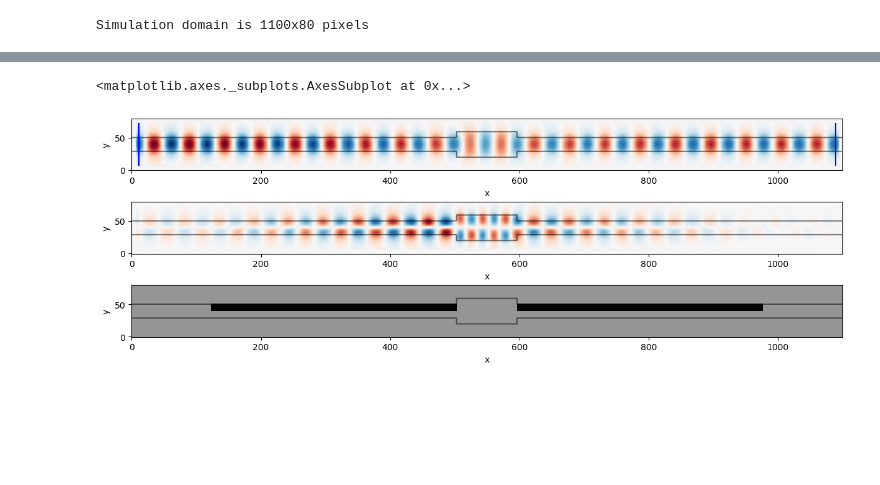
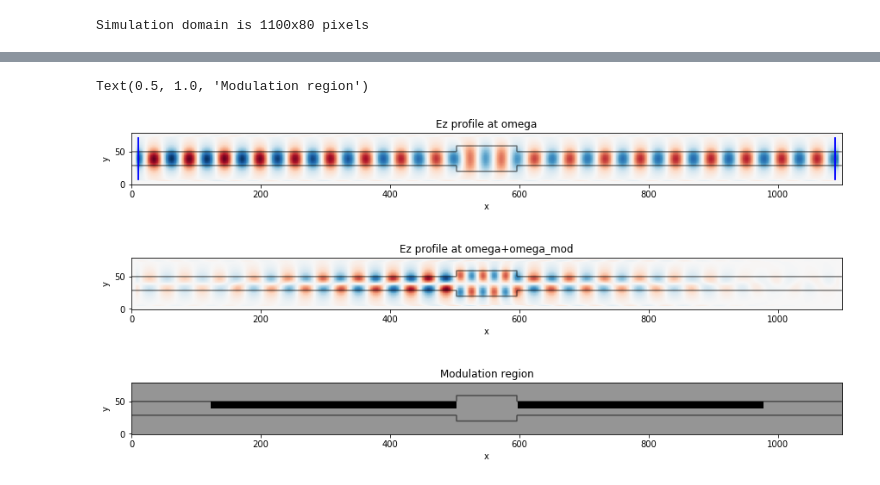
Before and after one commit to fancompute/ceviche, a Jupyter notebook: examples/fdfd_mf_intro.ipynb, the cells around one changed output, grey strips where cells are left out. Cells and saved outputs as stored; diff of their text form; code cells hidden in the pictures; blank space fills up the shorter version.

```diff
--- a/examples/fdfd_mf_intro.ipynb
+++ b/examples/fdfd_mf_intro.ipynb
@@ -82,16 +90,11 @@ Simulation domain is 1100x80 pixels
 # %%
 def init_domain():
-    """Initializes the domain and design region
-
-    space       : The space between the PML and the structure
-    wg_width    : The feed and probe waveguide width
-    space_slice : The added space for the probe and source slices
-    """
+    """Initializes the domain and design region"""
 
     # Permittivity initialization of the structure
     epsr = eps_bg*np.ones((Nx, Ny))
 
-    ## Waveguide
+    ## Geometry of waveguide
     # Left waveguide section
     wg_L1 = 0
     wg_L2 = int(Nx/2) - int(Lmid/2/dl)
@@ -104,19 +107,20 @@ def init_domain():
     wg_c_top = int(Ny/2) + int(wc/2/dl)
     wg_c_bot = int(Ny/2) - int(wc/2/dl)
 
+    ## Permittivity of waveguide
     epsr[wg_L1:wg_L2, wg_bot:wg_top] = eps_si
     epsr[wg_R1:wg_R2, wg_bot:wg_top] = eps_si
     epsr[wg_L2:wg_R1, wg_c_bot:wg_c_top] = eps_si
 
-    # Input probe slice
+    # Coordinates of source input
     input_slice = Slice(x=np.array(Npml+1),
         y=np.arange(int(Ny/2) - int(slice_width/2/dl), int(Ny/2) + int(slice_width/2/dl)))
 
-    # Output probe slice
+    # Coordinates of probe output
     output_slice = Slice(x=np.array(Nx-Npml-1),
         y=np.arange(int(Ny/2) - int(slice_width/2/dl), int(Ny/2) + int(slice_width/2/dl)))
 
-    # Modulation region
+    # Modulation region (delta and phi)
     delta = np.zeros((Nfreq, Nx, Ny))
     delta[:, wg_L2-int(Lmod/dl):wg_L2, int(Ny/2):wg_top] = mod_depth
     delta[:, wg_R1:wg_R1+int(Lmod/dl), int(Ny/2):wg_top] = mod_depth
@@ -124,12 +128,3 @@ def init_domain():
     phi[:, wg_L2-int(Lmod/dl):wg_L2, int(Ny/2):wg_top] = mod_phi_l
     phi[:, wg_R1:wg_R1+int(Lmod/dl), int(Ny/2):wg_top] = mod_phi_r
     return epsr, input_slice, output_slice, delta, phi
-
-
-def poynting_flux(Hy, Ez, field_slice):
-    S = -0.5 * Ez * npa.conj(Hy)
-    Sr = npa.real(S*1e20)
-    power_out = np.zeros(2*Nsb+1)
-    for band in np.arange(-Nsb,Nsb+1):
-        power_out[band+Nsb] = np.sum(Sr[band+Nsb][field_slice.x][field_slice.y])
-    return power_out
@@ -139,24 +135,30 @@ Does not result in good conversion from first even mode to first odd mode
 # %%
 # Initialize the parametrization rho and the design region
 epsr, input_slice, output_slice, delta, phi = init_domain()
+slices = [input_slice, output_slice]
 
-# Setup source and pad appropriately
-# Insert source at input slice
+# Setup source and pad appropriately (notice source is at 'input' slice)
 source_0 = np.array([insert_mode(omega, dl, input_slice.x, input_slice.y, epsr, m=1)])
 pad_left = np.zeros([Nsb,Nx,Ny])
 pad_right = np.zeros([Nsb,Nx,Ny])
 source = np.concatenate( (np.concatenate((pad_left, source_0)), pad_right) )
 
-simulation = fdfd_mf_ez(omega, dl, epsr, Omega, delta, phi, Nsb, [Npml, Npml])
-slices = [input_slice, output_slice]
+# Define multi-frequency FDFD simulation with the epsr, delta, phi profiles
+simulation = fdfd_mf_ez(omega, dl, epsr, omega_mod, delta, phi, Nsb, [Npml, Npml])
+# Solve for electric and magnetic fields
 Hx, Hy, Ez = simulation.solve(source)
-fig, ax = plt.subplots(3,1, constrained_layout=True, figsize=(12,4))
+
+# Plot results
+fig, ax = plt.subplots(3,1, constrained_layout=True, figsize=(12,6))
 ceviche.viz.real(Ez[Nsb + 0], outline=epsr, ax=ax[0], cbar=False)
+ax[0].set_title('Ez profile at omega')
 ceviche.viz.real(Ez[Nsb + 1], outline=epsr, ax=ax[1], cbar=False)
+ax[1].set_title('Ez profile at omega+omega_mod')
 for sl in slices:
     ax[0].plot(sl.x*np.ones(len(sl.y)), sl.y, 'b-')
     ax[0].plot(sl.x*np.ones(len(sl.y)), sl.y, 'b-')
 ceviche.viz.real(delta[0], outline=epsr, ax=ax[2], cmap='Greys')
+ax[2].set_title('Modulation region')
 # %% [output]
-<matplotlib.axes._subplots.AxesSubplot at 0x...>
+Text(0.5, 1.0, 'Modulation region')
-[figure, old version]
+[figure, new version]
```
Also changed, not shown: parts of 12 cells of this notebook, 2 other files.
